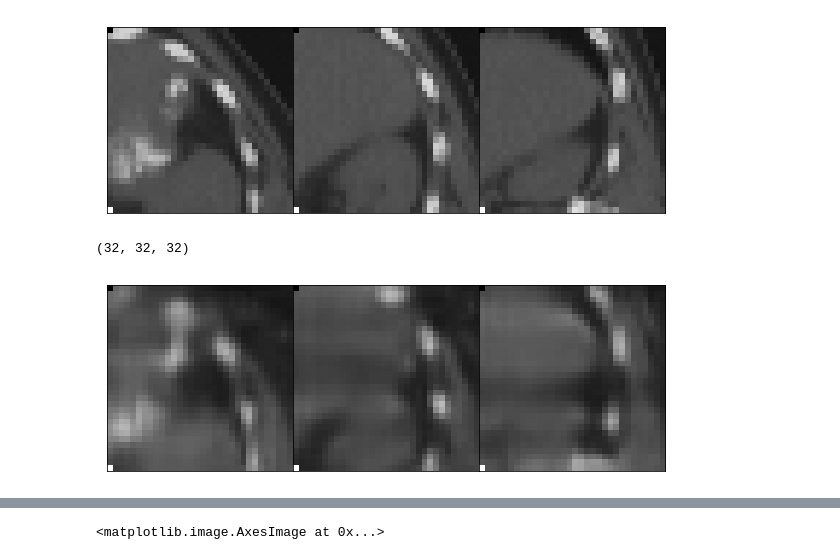
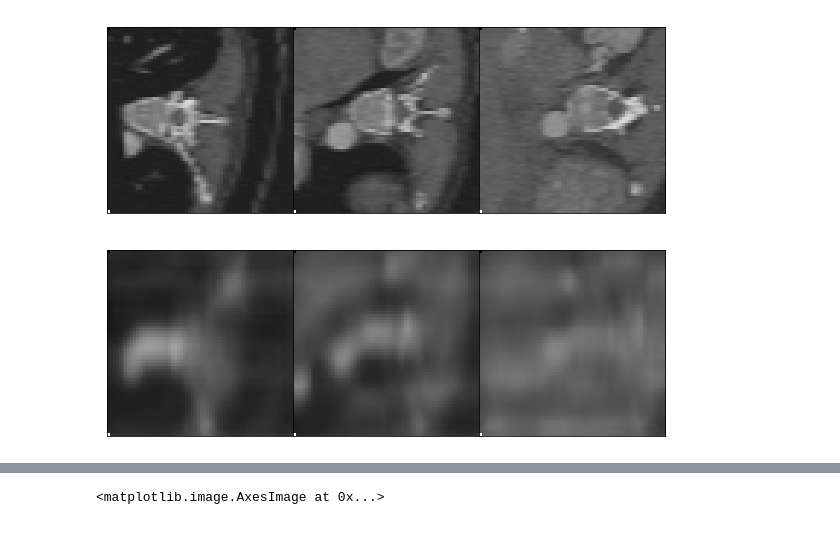
Before and after one commit to clintonjwang/cbct-recon, a Jupyter notebook: neural_networks.ipynb, the cells around one changed output, grey strips where cells are left out. Cells and saved outputs as stored; diff of their text form; code cells hidden in the pictures.

```diff
--- a/neural_networks.ipynb
+++ b/neural_networks.ipynb
@@ -79,14 +42,10 @@ vis.draw_slices(X[0], normalize=[0,1])
 # %%
-vis.draw_slices(Y[0], normalize=[0,1])
+vis.draw_slices(tr.rescale_img(Y[0], [1]*3, [2,1,1]), normalize=[0,1])
 # %% [output]
-[figure, old version]
+[figure, new version]
-# %%
-y_pred.shape
-# %% [output]
-(32, 32, 32)
 # %%
 #y_pred = model.predict(X[:1])[0]
 y_pred = dcgan.generator.predict(X[:1])[0]
-vis.draw_slices(y_pred, normalize=[0,1])
+vis.draw_slices(tr.rescale_img(y_pred, [1]*3, [2,1,1]), normalize=[0,1])
 # %% [output]
-[figure, old version]
+[figure, new version]
```
Also changed, not shown: parts of 6 cells of this notebook, 8 other files.
